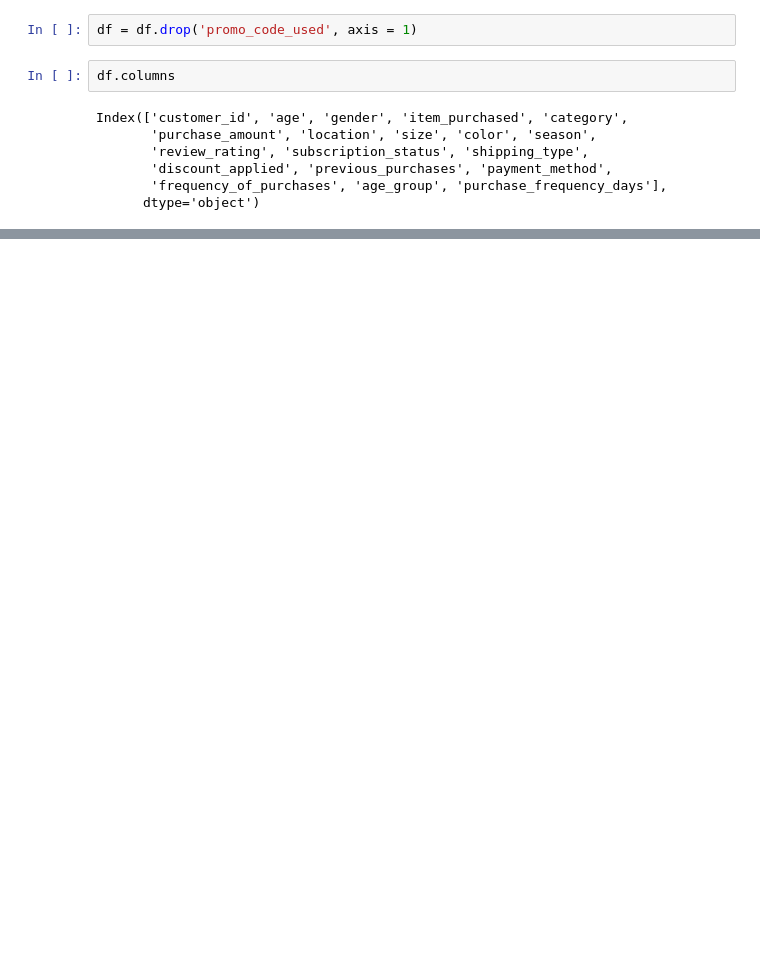
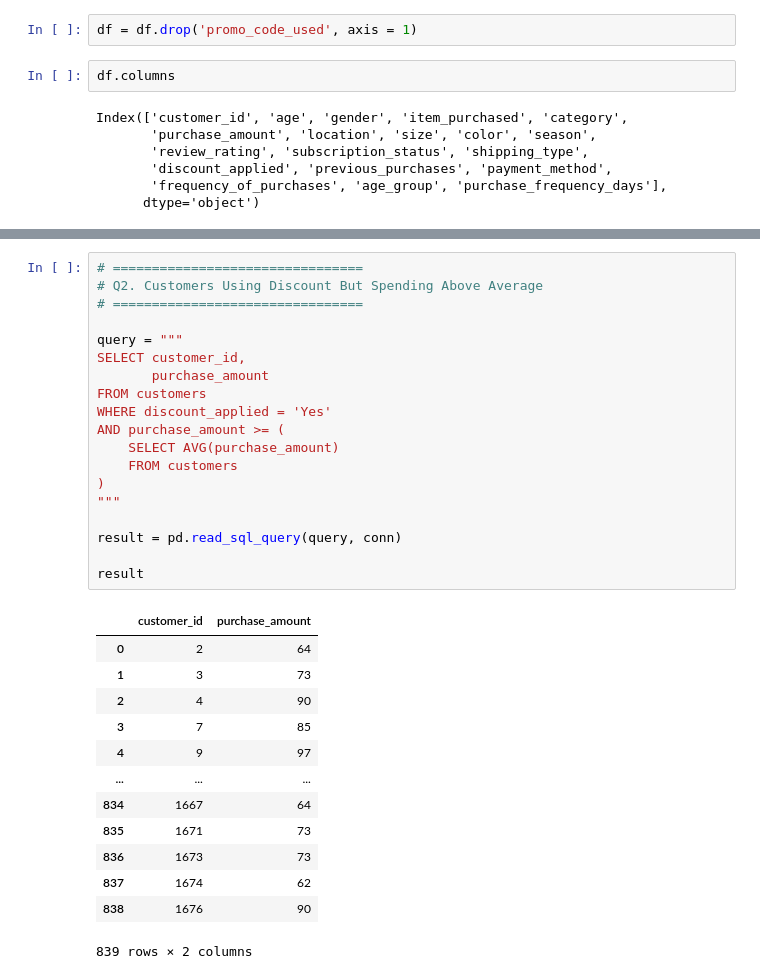
Before and after one commit to Roopalsood/Customer_Retail_Behaviour_Analysis, a Jupyter notebook: Customer_Retail_Behaviour_Analysis.ipynb, the cells around one changed output, grey strips where cells are left out. Drawn from its saved outputs; the diff is of its cells as text; blank space fills up the shorter version.

```diff
--- a/Customer_Retail_Behaviour_Analysis.ipynb
+++ b/Customer_Retail_Behaviour_Analysis.ipynb
@@ -165,0 +239,33 @@ Index(['customer_id', 'age', 'gender', 'item_purchased', 'category',
+# %%
+# ================================
+# Q2. Customers Using Discount But Spending Above Average
+# ================================
+
+query = """
+SELECT customer_id,
+       purchase_amount
+FROM customers
+WHERE discount_applied = 'Yes'
+AND purchase_amount >= (
+    SELECT AVG(purchase_amount)
+    FROM customers
+)
+"""
+
+result = pd.read_sql_query(query, conn)
+
+result
+# %% [output]
+|  | customer_id | purchase_amount |
+| 0 | 2 | 64 |
+| 1 | 3 | 73 |
+| 2 | 4 | 90 |
+| 3 | 7 | 85 |
+| 4 | 9 | 97 |
+| ... | ... | ... |
+| 834 | 1667 | 64 |
+| 835 | 1671 | 73 |
+| 836 | 1673 | 73 |
+| 837 | 1674 | 62 |
+| 838 | 1676 | 90 |
+839 rows × 2 columns
```
Also changed, not shown: parts of 23 cells of this notebook.
